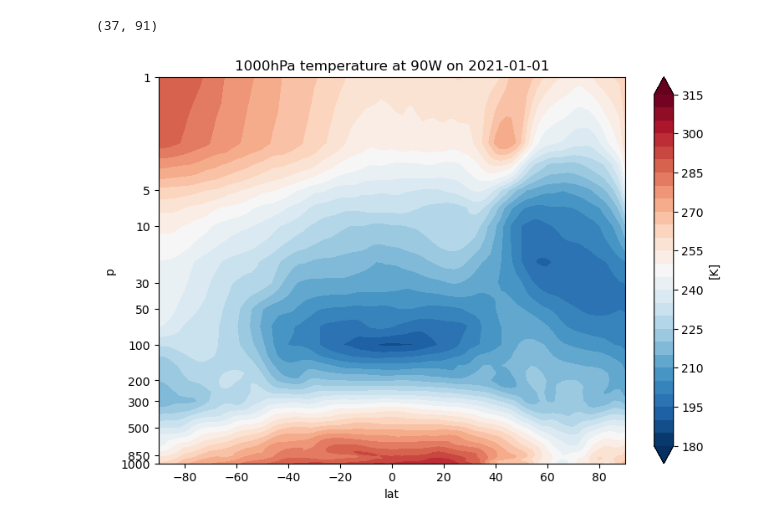
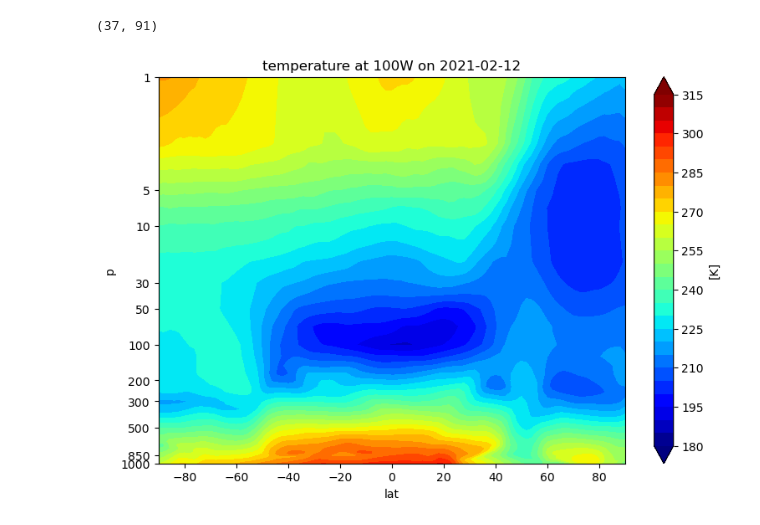
Before and after one commit to ZhengWinnieWu/course_statistics, a Jupyter notebook: unit0/data_visualization.ipynb, the cells around one changed output. Drawn from its saved outputs; the diff is of its cells as text; code cells hidden in the pictures.

```diff
--- a/unit0/data_visualization.ipynb
+++ b/unit0/data_visualization.ipynb
@@ -301,33 +301,33 @@ First, we need to select data to reduce the dimension to 2-D.
 Say we want to look at how the temperature at 90W on January 1st 2021.
 """
 
-temp_90W = np.squeeze(data.sel(lon=270,time='2021-01-01'))
+temp = np.squeeze(data.sel(lon=260,time='2021-02-12'))
 
 # Now look at the size of temp_1000hpa
-print(temp_90W.shape)
+print(temp.shape)
 # %% [output]
 (37, 91)
 # %%
 figure = plt.figure(figsize=(9,6))
 ax = figure.add_subplot(1,1,1)
-h = ax.contourf(data.lat.values,data.plev.values/100,temp_90W, levels=np.arange(180,320,5), cmap='RdBu_r', extend='both')
-ax.set_title('temperature at 90W on 2021-01-01', fontsize=12)
+h = ax.contourf(data.lat.values,data.plev.values/100,temp, levels=np.arange(180,320,5), cmap='jet', extend='both')
+ax.set_title('temperature at 100W on 2021-02-12', fontsize=12)
 plt.xlabel("lat")
 plt.ylabel("p")
 # Adjust the y-axis to be logarithmic
 ylabel = np.array([1000,850,500,300,200])
 ylabel = np.concatenate([ylabel,np.array([100,50,30])])
 ylabel = np.concatenate([ylabel,np.array([10,5,1])])
 ax.set_yscale('symlog')
 ax.set_yticklabels(ylabel)
 ax.set_ylim([1000,1])
 ax.set_yticks(ylabel)
 
 # define your own colorbar feature
 cbar = plt.colorbar(h, orientation='vertical',pad=0.05)
 cbar.ax.tick_params(labelsize=10)
 colorLabel='[K]'
 cbar.set_label(label=colorLabel,fontsize=10)
 plt.show()
 # %% [output]
-[figure, old version]
+[figure, new version]
```
